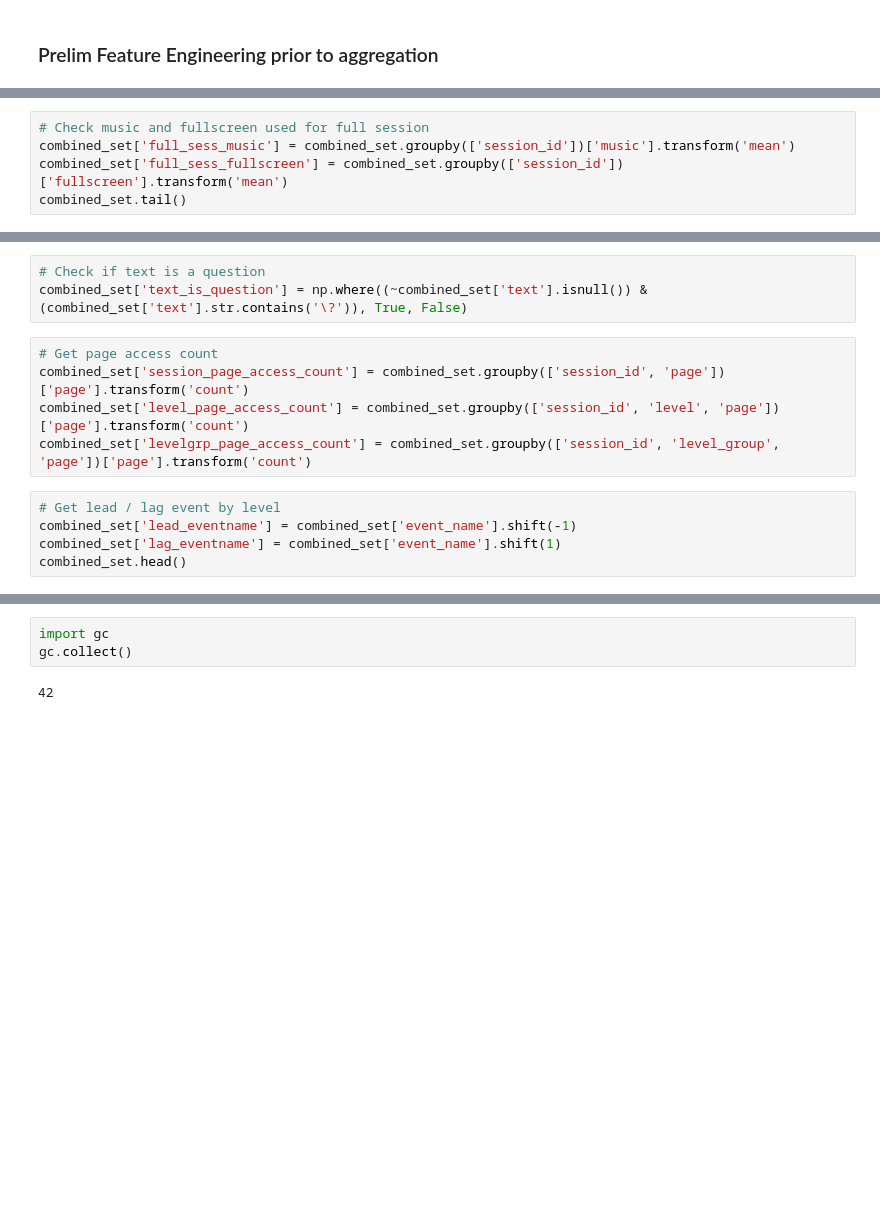
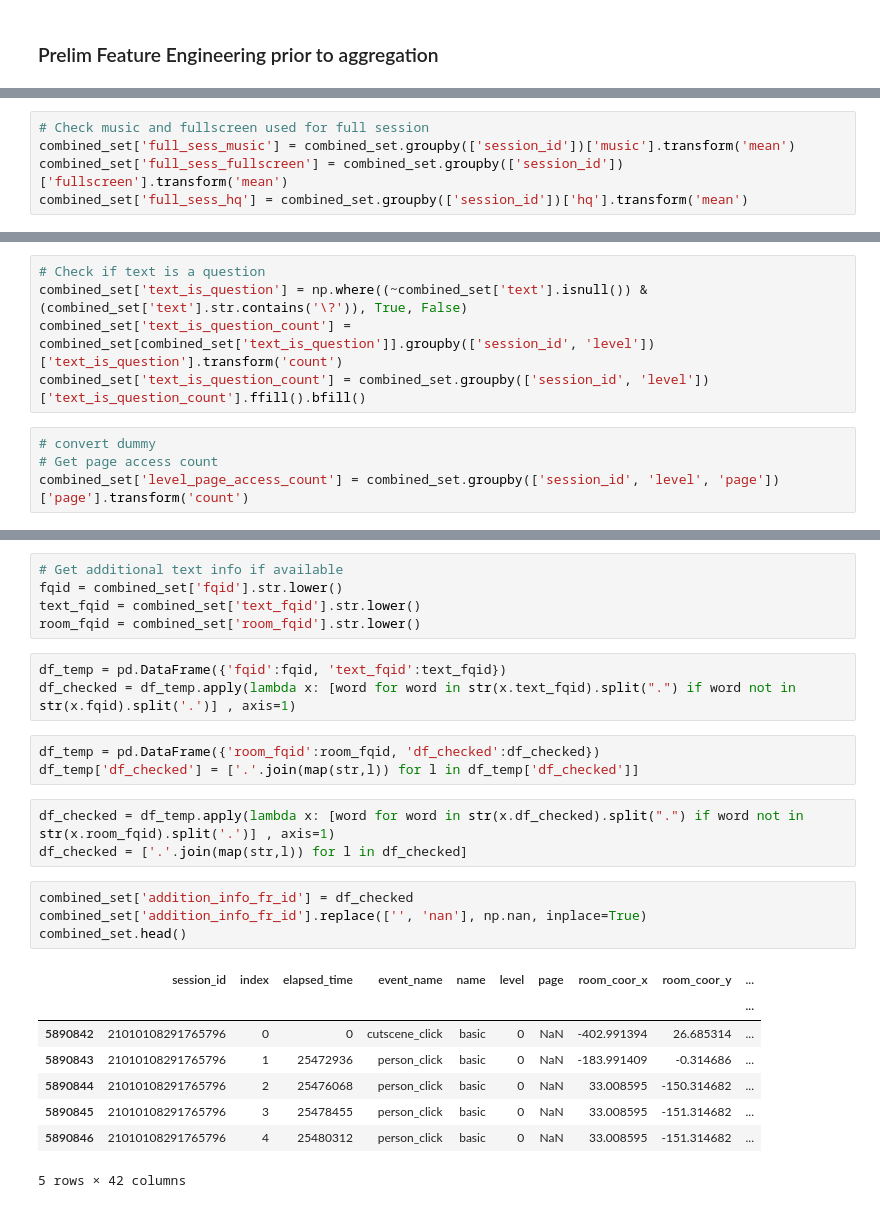
Before and after one commit to derekngoh/kaggle, a Jupyter notebook: predict-student-performance-from-game-play/student_perf1.ipynb, the cells around one changed output, grey strips where cells are left out. Saved outputs shown, nothing was run; the diff lists cells and outputs as text; blank space fills up the shorter version.

```diff
--- a/predict-student-performance-from-game-play/student_perf1.ipynb
+++ b/predict-student-performance-from-game-play/student_perf1.ipynb
@@ -165,4 +188,4 @@ combined_set['levelgrp_rptevent_count'] = combined_set.groupby(['session_id', 'l
 # Check music and fullscreen used for full session
 combined_set['full_sess_music'] = combined_set.groupby(['session_id'])['music'].transform('mean')
 combined_set['full_sess_fullscreen'] = combined_set.groupby(['session_id'])['fullscreen'].transform('mean')
-combined_set.tail()
+combined_set['full_sess_hq'] = combined_set.groupby(['session_id'])['hq'].transform('mean')
@@ -178,13 +192,9 @@ combined_set.tail()
 # %%
 # Check if text is a question
 combined_set['text_is_question'] = np.where((~combined_set['text'].isnull()) & (combined_set['text'].str.contains('\?')), True, False)
+combined_set['text_is_question_count'] = combined_set[combined_set['text_is_question']].groupby(['session_id', 'level'])['text_is_question'].transform('count')
+combined_set['text_is_question_count'] = combined_set.groupby(['session_id', 'level'])['text_is_question_count'].ffill().bfill()
 # %%
+# convert dummy
 # Get page access count
-combined_set['session_page_access_count'] = combined_set.groupby(['session_id', 'page'])['page'].transform('count')
 combined_set['level_page_access_count'] = combined_set.groupby(['session_id', 'level', 'page'])['page'].transform('count')
-combined_set['levelgrp_page_access_count'] = combined_set.groupby(['session_id', 'level_group', 'page'])['page'].transform('count')
-# %%
-# Get lead / lag event by level
-combined_set['lead_eventname'] = combined_set['event_name'].shift(-1)
-combined_set['lag_eventname'] = combined_set['event_name'].shift(1)
-combined_set.head()
@@ -313,5 +201,27 @@ ValueError: No objects to concatenate
-# %%
-import gc
-gc.collect()
-# %% [output]
-42
+# %%
+# Get additional text info if available
+fqid = combined_set['fqid'].str.lower()
+text_fqid = combined_set['text_fqid'].str.lower()
+room_fqid = combined_set['room_fqid'].str.lower()
+# %%
+df_temp = pd.DataFrame({'fqid':fqid, 'text_fqid':text_fqid})
+df_checked = df_temp.apply(lambda x: [word for word in str(x.text_fqid).split(".") if word not in str(x.fqid).split('.')] , axis=1)
+# %%
+df_temp = pd.DataFrame({'room_fqid':room_fqid, 'df_checked':df_checked})
+df_temp['df_checked'] = ['.'.join(map(str,l)) for l in df_temp['df_checked']]
+# %%
+df_checked = df_temp.apply(lambda x: [word for word in str(x.df_checked).split(".") if word not in str(x.room_fqid).split('.')] , axis=1)
+df_checked = ['.'.join(map(str,l)) for l in df_checked]
+# %%
+combined_set['addition_info_fr_id'] = df_checked
+combined_set['addition_info_fr_id'].replace(['', 'nan'], np.nan, inplace=True)
+combined_set.head()
+# %% [output]
+|  | session_id | index | elapsed_time | event_name | name | level | page | room_coor_x | room_coor_y | ... |
+|  |  |  |  |  |  |  |  |  |  | ... |
+| 5890842 | 21010108291765796 | 0 | 0 | cutscene_click | basic | 0 | NaN | -402.991394 | 26.685314 | ... |
+| 5890843 | 21010108291765796 | 1 | 25472936 | person_click | basic | 0 | NaN | -183.991409 | -0.314686 | ... |
+| 5890844 | 21010108291765796 | 2 | 25476068 | person_click | basic | 0 | NaN | 33.008595 | -150.314682 | ... |
+| 5890845 | 21010108291765796 | 3 | 25478455 | person_click | basic | 0 | NaN | 33.008595 | -151.314682 | ... |
+| 5890846 | 21010108291765796 | 4 | 25480312 | person_click | basic | 0 | NaN | 33.008595 | -151.314682 | ... |
+5 rows × 42 columns
```
Also changed, not shown: parts of 65 cells of this notebook.
